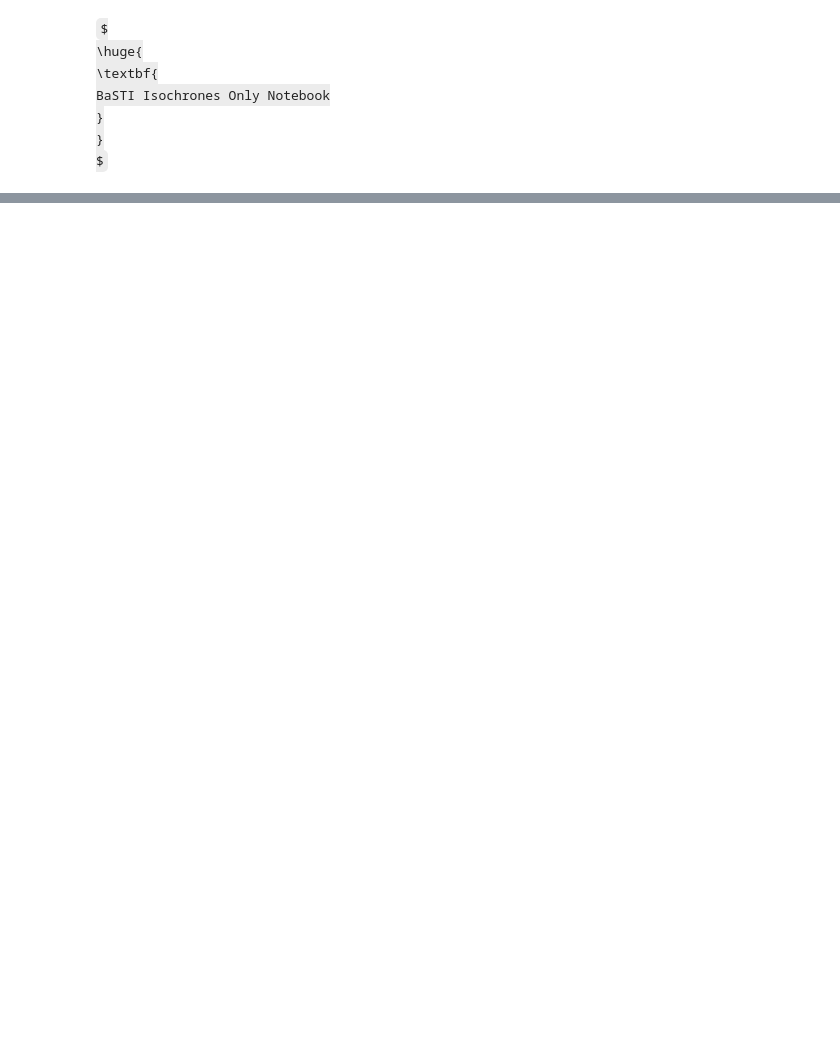
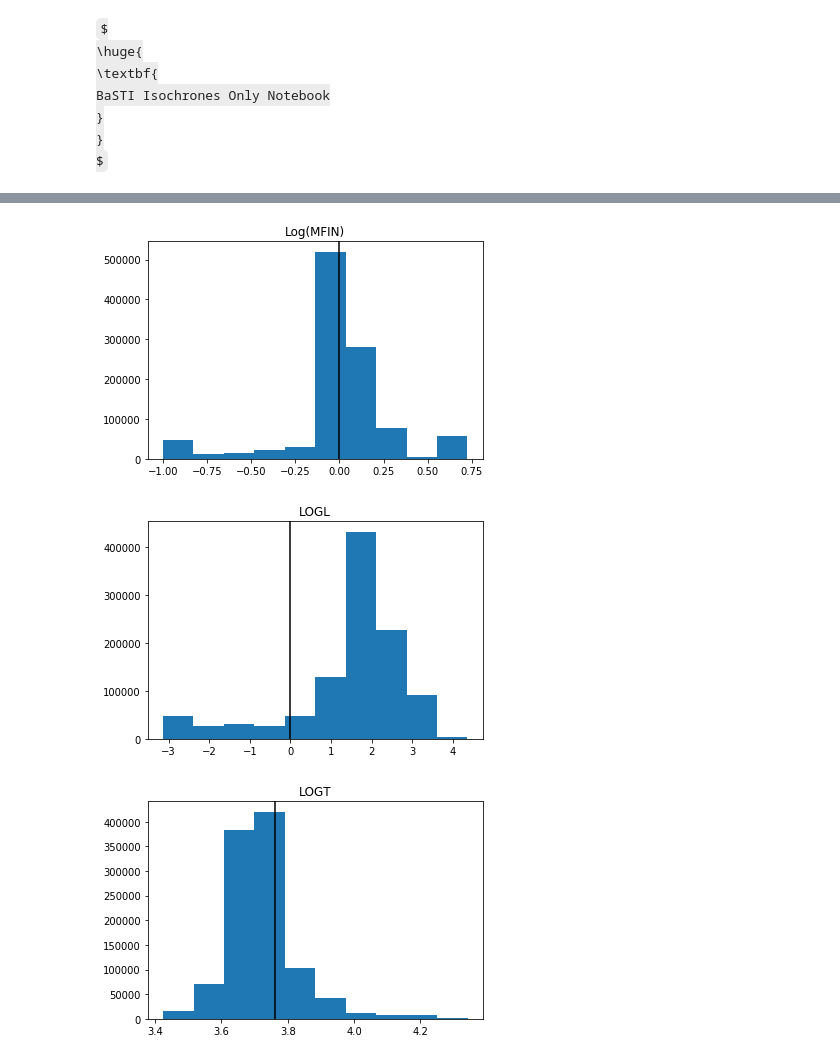
Before and after one commit to JoshuaPovick/Magellanic_Ages, a Jupyter notebook: BaSTI_only.ipynb, the cells around one changed output, grey strips where cells are left out. Saved outputs shown, nothing was run; the diff lists cells and outputs as text; code cells hidden in the pictures; some formulas as TeX source; blank space fills up the shorter version.

```diff
--- a/BaSTI_only.ipynb
+++ b/BaSTI_only.ipynb
@@ -139,0 +176,19 @@ plt.show()
+# %%
+plt.hist(np.log10(basti['MFIN']))
+plt.title(r'Log(MFIN)')
+plt.axvline(0,c='k')
+plt.show()
+
+plt.hist(basti['LOGL'])
+plt.title(r'LOGL')
+plt.axvline(0,c='k')
+plt.show()
+
+plt.hist(basti['LOGT'])
+plt.title(r'LOGT')
+plt.axvline(np.log10(5780),c='k')
+plt.show()
+# %% [output]
+[figure, added]
+[figure, added]
+[figure, added]
```
Also changed, not shown: parts of 7 cells of this notebook.
